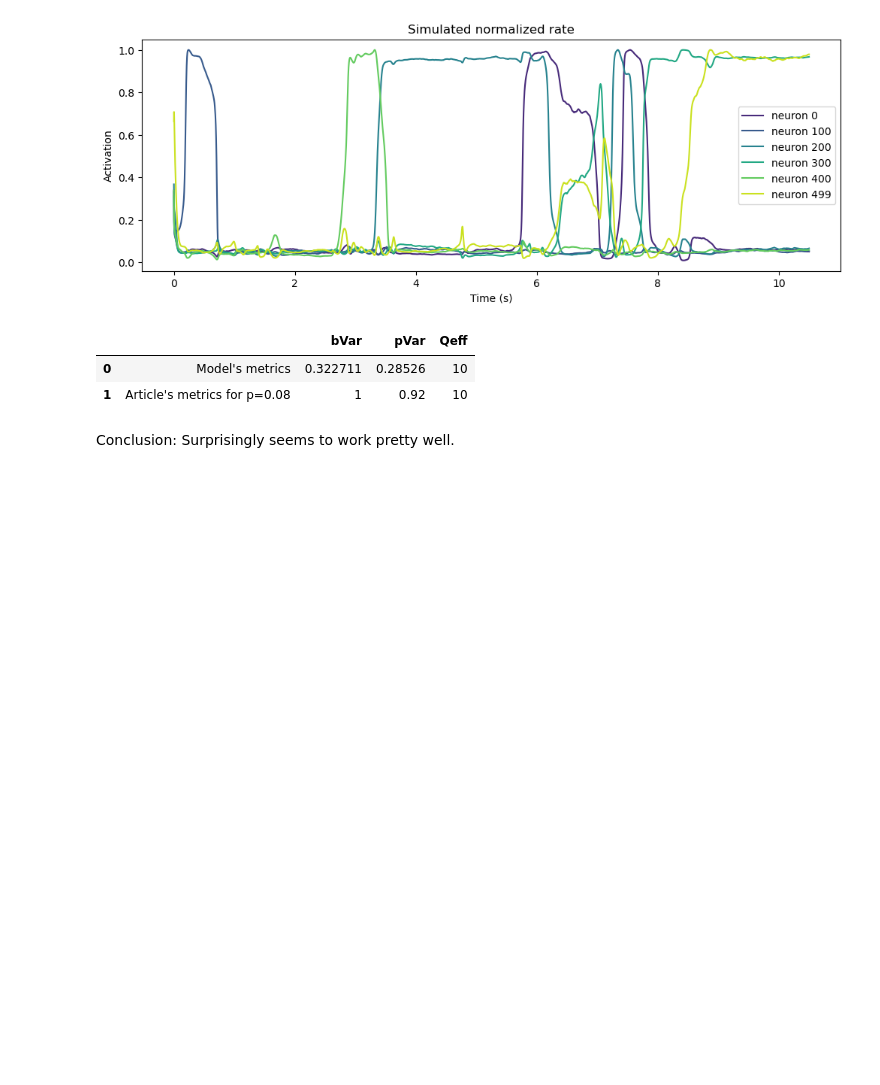
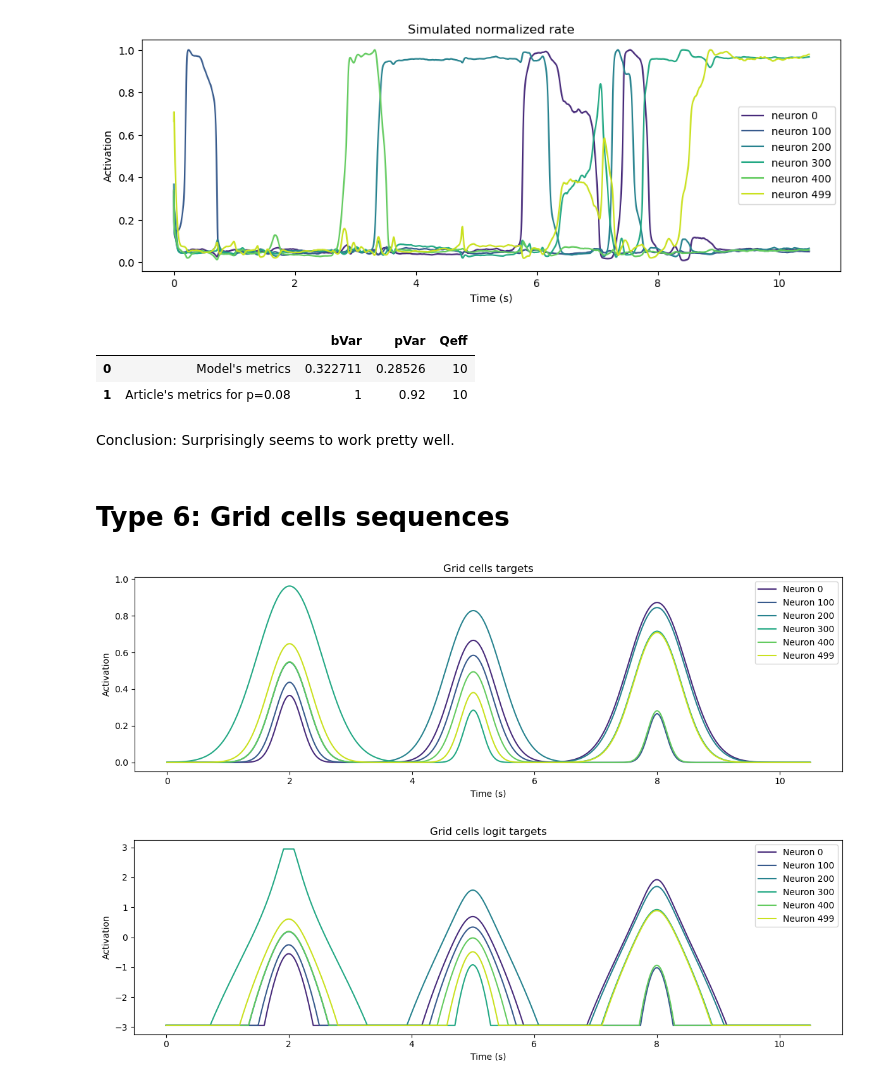
Before and after one commit to JohanneBohn/Reproducing-neural-sequences-with-Partial-In-Network-Training, a Jupyter notebook: learnable_patterns.ipynb, the cells around one changed output. Drawn from its saved outputs; the diff is of its cells as text; code cells hidden in the pictures; blank space fills up the shorter version.

Commit message:
same with grid cells

```diff
--- a/learnable_patterns.ipynb
+++ b/learnable_patterns.ipynb
@@ -299,3 +296,5 @@ Metrics.general_evaluation(rates = final_rates, targets = targets_rate, t = ind.
 | 1 | Article's metrics for p=0.08 | 1 | 0.92 | 10 |
 # %% [markdown]
 Conclusion: Surprisingly seems to work pretty well.
+# %% [markdown]
+# Type 6: Grid cells sequences
@@ -301,0 +306,11 @@ Conclusion: Surprisingly seems to work pretty well.
+# %%
+tCOM_list = [2, 5, 8] # must fit into T
+n_steps = 300
+# %%
+gcs = Grid_cells_seq(T, dt, tCOM_list)
+targets = gcs.target_functions(T, sigma, N, epsilon)
+gcs.gaussian_graph(T, sigma, N, neuron_list)
+gcs.target_graph(T, sigma, N, neuron_list, epsilon)
+# %% [output]
+[figure, added]
+[figure, added]
```
Also changed, not shown: parts of 6 cells of this notebook, 2 other files.
